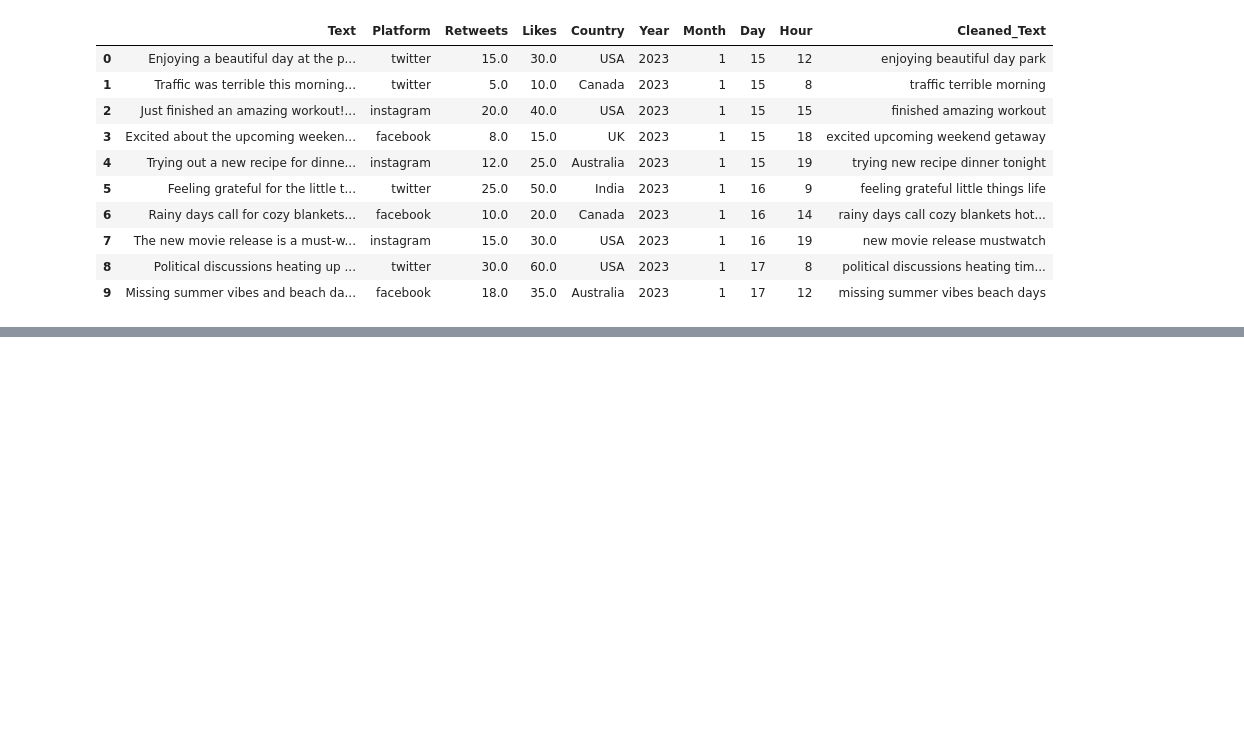
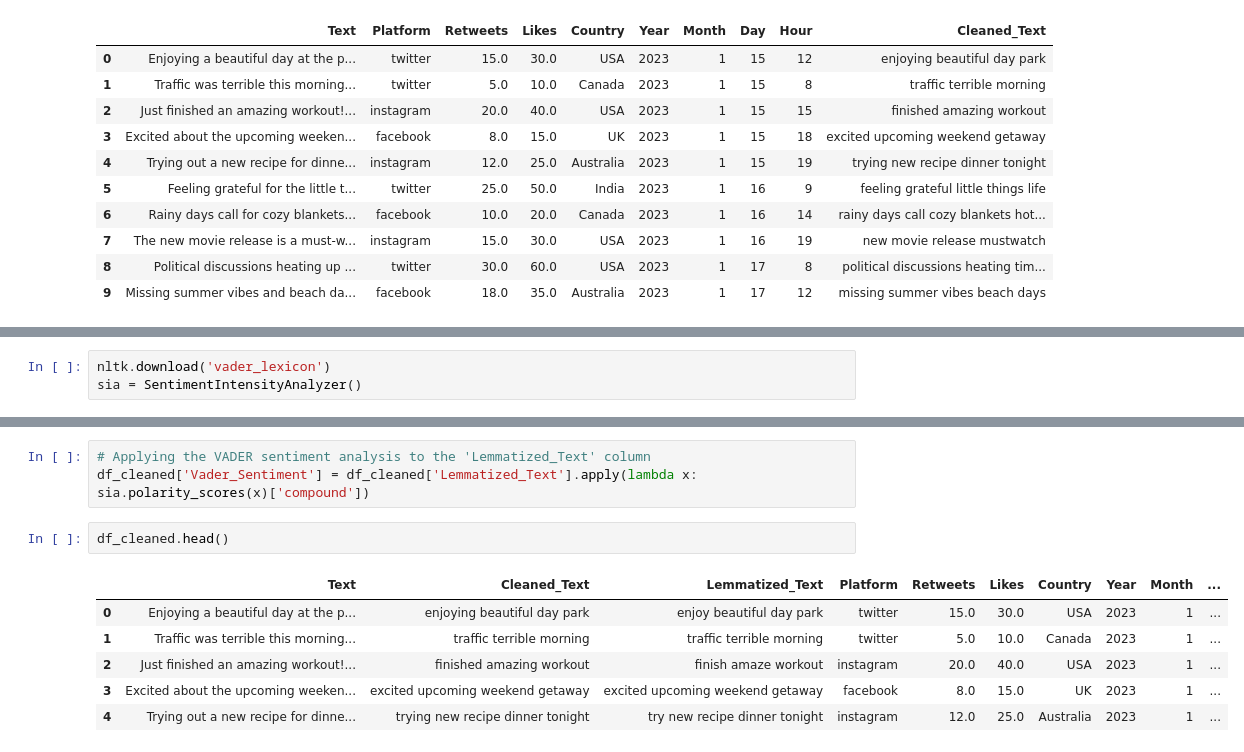
Before and after one commit to Begge10850/social_media, a Jupyter notebook: social_media_analysis.ipynb, the cells around one changed output, grey strips where cells are left out. Drawn from its saved outputs; the diff is of its cells as text; blank space fills up the shorter version.

```diff
--- a/social_media_analysis.ipynb
+++ b/social_media_analysis.ipynb
@@ -194,0 +304,3 @@ Name: count, dtype: int64
+# %%
+nltk.download('vader_lexicon')
+sia = SentimentIntensityAnalyzer()
@@ -194,0 +311,12 @@ Name: count, dtype: int64
+# %%
+# Applying the VADER sentiment analysis to the 'Lemmatized_Text' column
+df_cleaned['Vader_Sentiment'] = df_cleaned['Lemmatized_Text'].apply(lambda x: sia.polarity_scores(x)['compound'])
+# %%
+df_cleaned.head()
+# %% [output]
+|  | Text | Cleaned_Text | Lemmatized_Text | Platform | Retweets | Likes | Country | Year | Month | ... |
+| 0 | Enjoying a beautiful day at the p... | enjoying beautiful day park | enjoy beautiful day park | twitter | 15.0 | 30.0 | USA | 2023 | 1 | ... |
+| 1 | Traffic was terrible this morning... | traffic terrible morning | traffic terrible morning | twitter | 5.0 | 10.0 | Canada | 2023 | 1 | ... |
+| 2 | Just finished an amazing workout!... | finished amazing workout | finish amaze workout | instagram | 20.0 | 40.0 | USA | 2023 | 1 | ... |
+| 3 | Excited about the upcoming weeken... | excited upcoming weekend getaway | excited upcoming weekend getaway | facebook | 8.0 | 15.0 | UK | 2023 | 1 | ... |
+| 4 | Trying out a new recipe for dinne... | trying new recipe dinner tonight | try new recipe dinner tonight | instagram | 12.0 | 25.0 | Australia | 2023 | 1 | ... |
```
Also changed, not shown: parts of 23 cells of this notebook.
